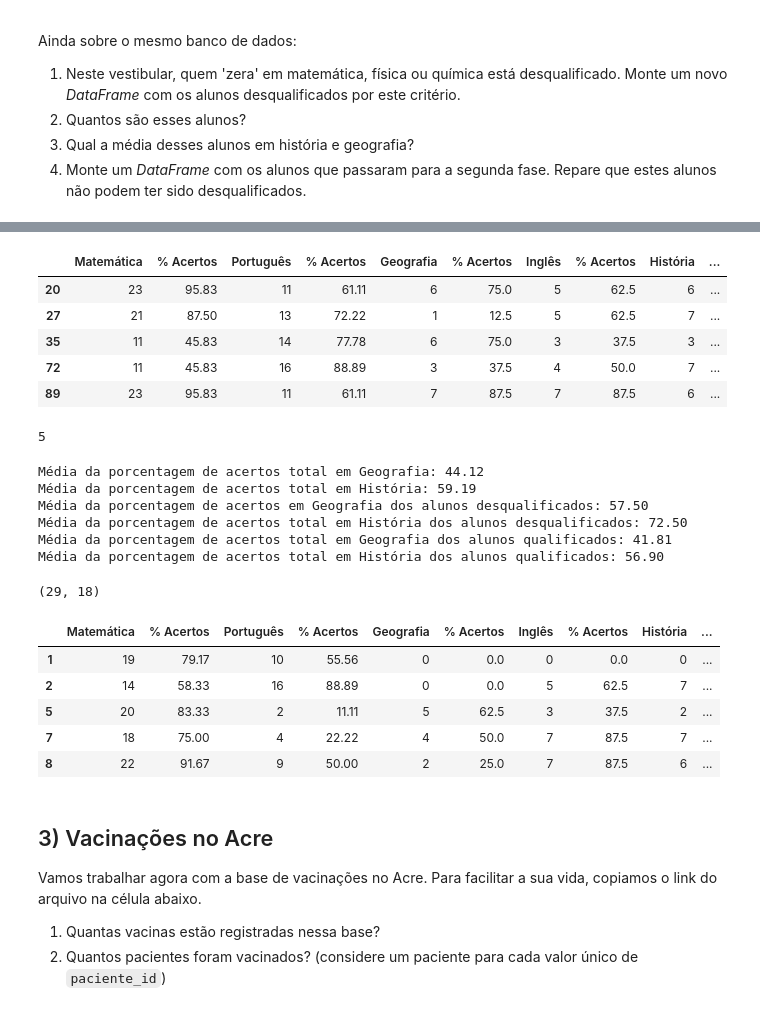
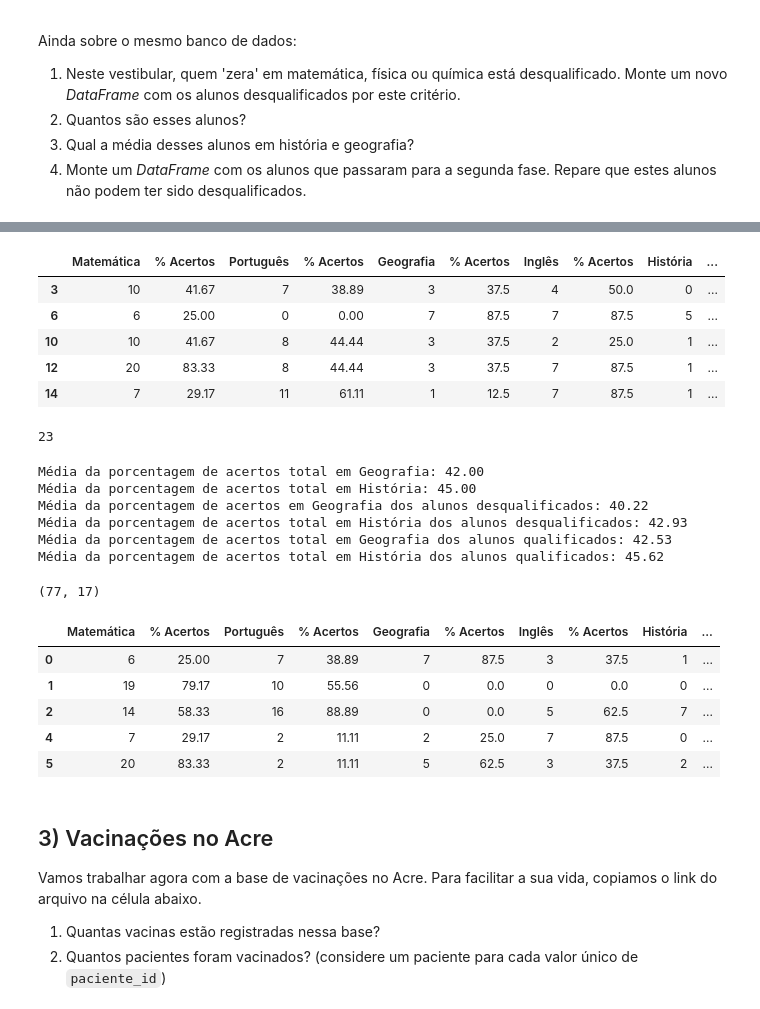
Before and after one commit to cordeirotiago/EBAC_Exercises, a Jupyter notebook: Mod04_Tarefa_aula_03_a_05_(base) (1).ipynb, the cells around one changed output, grey strips where cells are left out. Saved outputs shown, nothing was run; the diff lists cells and outputs as text; code cells hidden in the pictures.

```diff
--- a/Mod04_Tarefa_aula_03_a_05_(base) (1).ipynb
+++ b/Mod04_Tarefa_aula_03_a_05_(base) (1).ipynb
@@ -89,10 +89,8 @@ Name: percentual_acerto, Length: 100, dtype: float64
 # %%
 # 1) Seu código aqui
 
+# Crie um novo DataFrame concatenando os DataFrames das matérias
 df_materias = pd.concat([df_mat, df_por, df_geo, df_ing, df_his, df_fis, df_qui], axis=1)
-
-# Crie um novo DataFrame concatenando os DataFrames das matérias
-df_materias = pd.concat(materias, axis=1)
 
 # Defina os nomes das colunas
 df_materias.columns = ["Matemática", "% Acertos","Português", "% Acertos", "Geografia", "% Acertos", "Inglês", "% Acertos ",
@@ -218,10 +216,12 @@ Ainda sobre o mesmo banco de dados:
 # %%
 # 1. Neste vestibular, quem 'zera' em matemática, física ou química está desqualificado.
 
-df_maior_45['Classificação'] = np.where(
-    (df_maior_45['Matemática'] == 0) | (df_maior_45['Química'] == 0) | (df_maior_45['Física'] == 0),
+df_vest_II = df_materias.drop(columns = ['Segunda fase'])#Criar um novo dataframe para o Vestibular II sem a coluna Segunda Fase
+
+df_vest_II['Classificação'] = np.where(
+    (df_vest_II['Matemática'] == 0) | (df_vest_II['Química'] == 0) | (df_vest_II['Física'] == 0),
     "Desqualificado",
     "Qualificado"
 )
-df_maior_45.tail()
+df_vest_II.tail()
 # %% [output]
@@ -239,33 +234,33 @@ See the caveats in the documentation: https://pandas.pydata.org/pandas-docs/stab
 # %%
 #1.1 Monte um novo DataFrame com os alunos desqualificados por este critério.
 
-df_desqualificados = df_maior_45.loc[df_maior_45['Classificação'] == 'Desqualificado']
+df_desqualificados = df_vest_II.loc[df_vest_II['Classificação'] == 'Desqualificado']
 
 df_desqualificados.head()
 # %% [output]
 |  | Matemática | % Acertos | Português | % Acertos | Geografia | % Acertos | Inglês | % Acertos | História | ... |
-| 20 | 23 | 95.83 | 11 | 61.11 | 6 | 75.0 | 5 | 62.5 | 6 | ... |
-| 27 | 21 | 87.50 | 13 | 72.22 | 1 | 12.5 | 5 | 62.5 | 7 | ... |
-| 35 | 11 | 45.83 | 14 | 77.78 | 6 | 75.0 | 3 | 37.5 | 3 | ... |
-| 72 | 11 | 45.83 | 16 | 88.89 | 3 | 37.5 | 4 | 50.0 | 7 | ... |
-| 89 | 23 | 95.83 | 11 | 61.11 | 7 | 87.5 | 7 | 87.5 | 6 | ... |
+| 3 | 10 | 41.67 | 7 | 38.89 | 3 | 37.5 | 4 | 50.0 | 0 | ... |
+| 6 | 6 | 25.00 | 0 | 0.00 | 7 | 87.5 | 7 | 87.5 | 5 | ... |
+| 10 | 10 | 41.67 | 8 | 44.44 | 3 | 37.5 | 2 | 25.0 | 1 | ... |
+| 12 | 20 | 83.33 | 8 | 44.44 | 3 | 37.5 | 7 | 87.5 | 1 | ... |
+| 14 | 7 | 29.17 | 11 | 61.11 | 1 | 12.5 | 7 | 87.5 | 1 | ... |
 # %%
 # 2.Quantos são esses alunos?
 
 df_desqualificados['Classificação'].str.contains("Desqualificado").sum()
 # %% [output]
-5
+23
 # %%
 # 3.Qual a média desses alunos em história e geografia?
 
-media_porcentagem_geografia_total = df_maior_45.iloc[:,5].mean()
+media_porcentagem_geografia_total = df_vest_II.iloc[:,5].mean()
 print(f"Média da porcentagem de acertos total em Geografia: {media_porcentagem_geografia_total:.2f}")
 
-media_porcentagem_historia_total = df_maior_45.iloc[:,9].mean()
+media_porcentagem_historia_total = df_vest_II.iloc[:,9].mean()
 print(f"Média da porcentagem de acertos total em História: {media_porcentagem_historia_total:.2f}")
 
 #Alunos desqualificados
-df_desqualificados = df_maior_45.loc[df_maior_45['Classificação'] == 'Desqualificado']
+df_desqualificados = df_vest_II.loc[df_vest_II['Classificação'] == 'Desqualificado']
 
 media_porcentagem_geografia_desqualificado = df_desqualificados.iloc[:,5].mean()
 print(f"Média da porcentagem de acertos em Geografia dos alunos desqualificados: {media_porcentagem_geografia_desqualificado:.2f}")
@@ -274,7 +269,7 @@ media_porcentagem_historia_desqualificado = df_desqualificados.iloc[:,9].mean()
 print(f"Média da porcentagem de acertos total em História dos alunos desqualificados: {media_porcentagem_historia_desqualificado:.2f}")
 
 #Alunos Qualificados
-df_qualificados =  df_maior_45.loc[df_maior_45['Classificação'] == 'Qualificado']
+df_qualificados =  df_vest_II.loc[df_vest_II['Classificação'] == 'Qualificado']
 
 media_porcentagem_geografia_qualificado = df_qualificados.iloc[:,5].mean()
 print(f"Média da porcentagem de acertos total em Geografia dos alunos qualificados: {media_porcentagem_geografia_qualificado:.2f}")
@@ -282,28 +277,28 @@ print(f"Média da porcentagem de acertos total em Geografia dos alunos qualifica
 media_porcentagem_historia_qualificado = df_qualificados.iloc[:,9].mean()
 print(f"Média da porcentagem de acertos total em História dos alunos qualificados: {media_porcentagem_historia_qualificado:.2f}")
 # %% [output]
-Média da porcentagem de acertos total em Geografia: 44.12
-Média da porcentagem de acertos total em História: 59.19
-Média da porcentagem de acertos em Geografia dos alunos desqualificados: 57.50
-Média da porcentagem de acertos total em História dos alunos desqualificados: 72.50
-Média da porcentagem de acertos total em Geografia dos alunos qualificados: 41.81
-Média da porcentagem de acertos total em História dos alunos qualificados: 56.90
+Média da porcentagem de acertos total em Geografia: 42.00
+Média da porcentagem de acertos total em História: 45.00
+Média da porcentagem de acertos em Geografia dos alunos desqualificados: 40.22
+Média da porcentagem de acertos total em História dos alunos desqualificados: 42.93
+Média da porcentagem de acertos total em Geografia dos alunos qualificados: 42.53
+Média da porcentagem de acertos total em História dos alunos qualificados: 45.62
 # %%
 #4. Monte um DataFrame com os alunos que passaram para a segunda fase. Repare que estes alunos não podem ter sido desqualificados.
 
-df_qualificados =  df_maior_45.loc[df_maior_45['Classificação'] == 'Qualificado']
+df_qualificados =  df_vest_II.loc[df_vest_II['Classificação'] == 'Qualificado']
 
 print(df_qualificados.shape)
 
 df_qualificados.head(n=5)
 # %% [output]
-(29, 18)
+(77, 17)
 |  | Matemática | % Acertos | Português | % Acertos | Geografia | % Acertos | Inglês | % Acertos | História | ... |
+| 0 | 6 | 25.00 | 7 | 38.89 | 7 | 87.5 | 3 | 37.5 | 1 | ... |
 | 1 | 19 | 79.17 | 10 | 55.56 | 0 | 0.0 | 0 | 0.0 | 0 | ... |
 | 2 | 14 | 58.33 | 16 | 88.89 | 0 | 0.0 | 5 | 62.5 | 7 | ... |
+| 4 | 7 | 29.17 | 2 | 11.11 | 2 | 25.0 | 7 | 87.5 | 0 | ... |
 | 5 | 20 | 83.33 | 2 | 11.11 | 5 | 62.5 | 3 | 37.5 | 2 | ... |
-| 7 | 18 | 75.00 | 4 | 22.22 | 4 | 50.0 | 7 | 87.5 | 7 | ... |
-| 8 | 22 | 91.67 | 9 | 50.00 | 2 | 25.0 | 7 | 87.5 | 6 | ... |
 # %% [markdown]
 ## 3) Vacinações no Acre
 Vamos trabalhar agora com a base de vacinações no Acre. Para facilitar a sua vida, copiamos o link do arquivo na célula abaixo.
```
Also changed, not shown: parts of 1 cell of this notebook.
